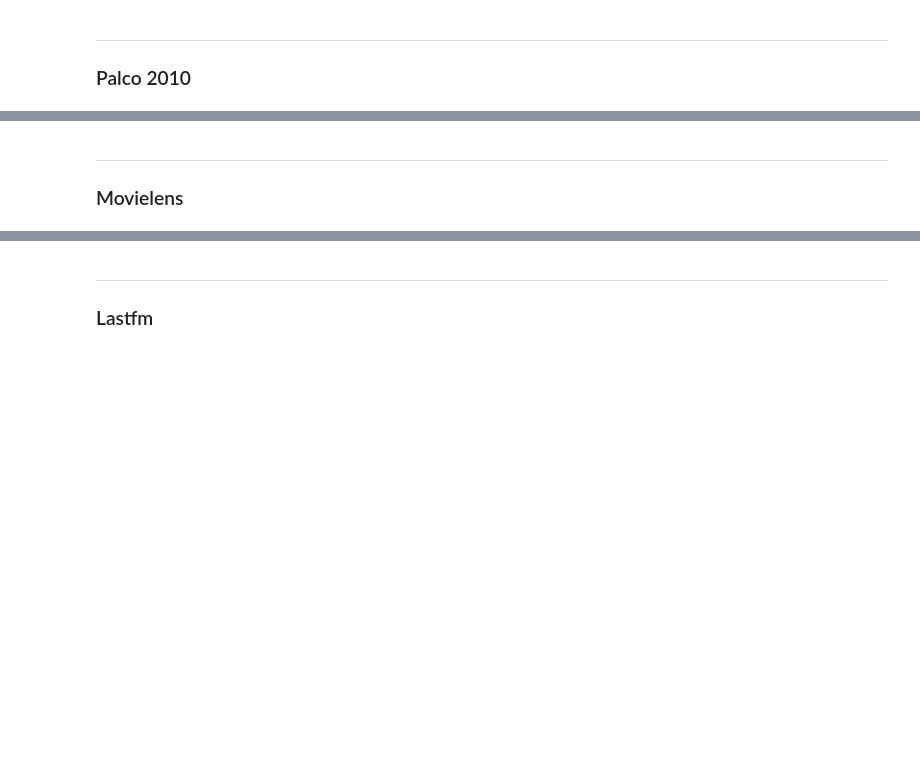
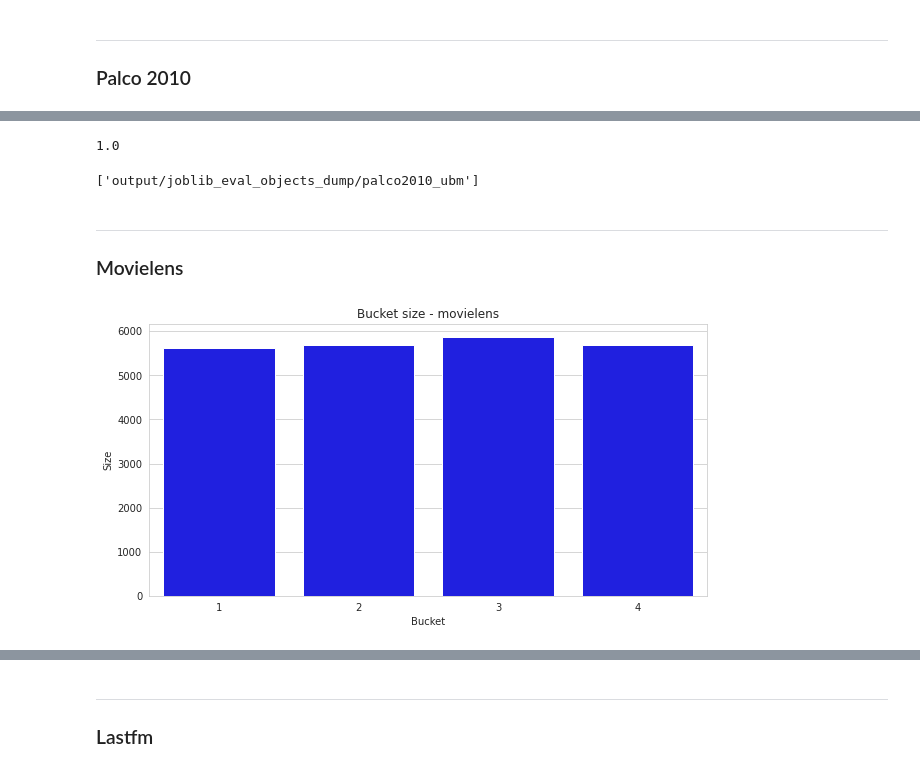
Before and after one commit to Key0412/streamRec-forgetting, a Jupyter notebook: notebooks/Avaliação de Datasets.ipynb, the cells around one changed output, grey strips where cells are left out. Cells and saved outputs as stored; diff of their text form; code cells hidden in the pictures; blank space fills up the shorter version.

```diff
--- a/notebooks/Avaliação de Datasets.ipynb
+++ b/notebooks/Avaliação de Datasets.ipynb
@@ -68,3 +106,13 @@ joblib.dump(eval_palco, 'output/joblib_eval_objects_dump/eval_palco2010')
+# %%
+palco2010_ubm = get_bucket_map(eval_object=eval_palco)
+palco2010_median_user_presence = median_user_presence_per_bucket(eval_object=eval_palco, user_bucket_map=palco2010_ubm)
+palco2010_median_user_presence
+# %% [output]
+1.0
+# %%
+joblib.dump(palco2010_ubm, 'output/joblib_bucket_info_dump/palco2010_ubm', compress=True)
+# %% [output]
+['output/joblib_eval_objects_dump/palco2010_ubm']
 # %% [markdown]
 ___
 ### Movielens
@@ -106,0 +150,4 @@ joblib.dump(eval_movielens, 'output/joblib_eval_objects_dump/eval_movielens')
+# %%
+plot_bucket_size(eval_object=eval_movielens, dataset_name='movielens', filename='movielens_user_per_bucket.png')
+# %% [output]
+[figure, added]
```
Also changed, not shown: parts of 35 cells of this notebook, 7 other files.
